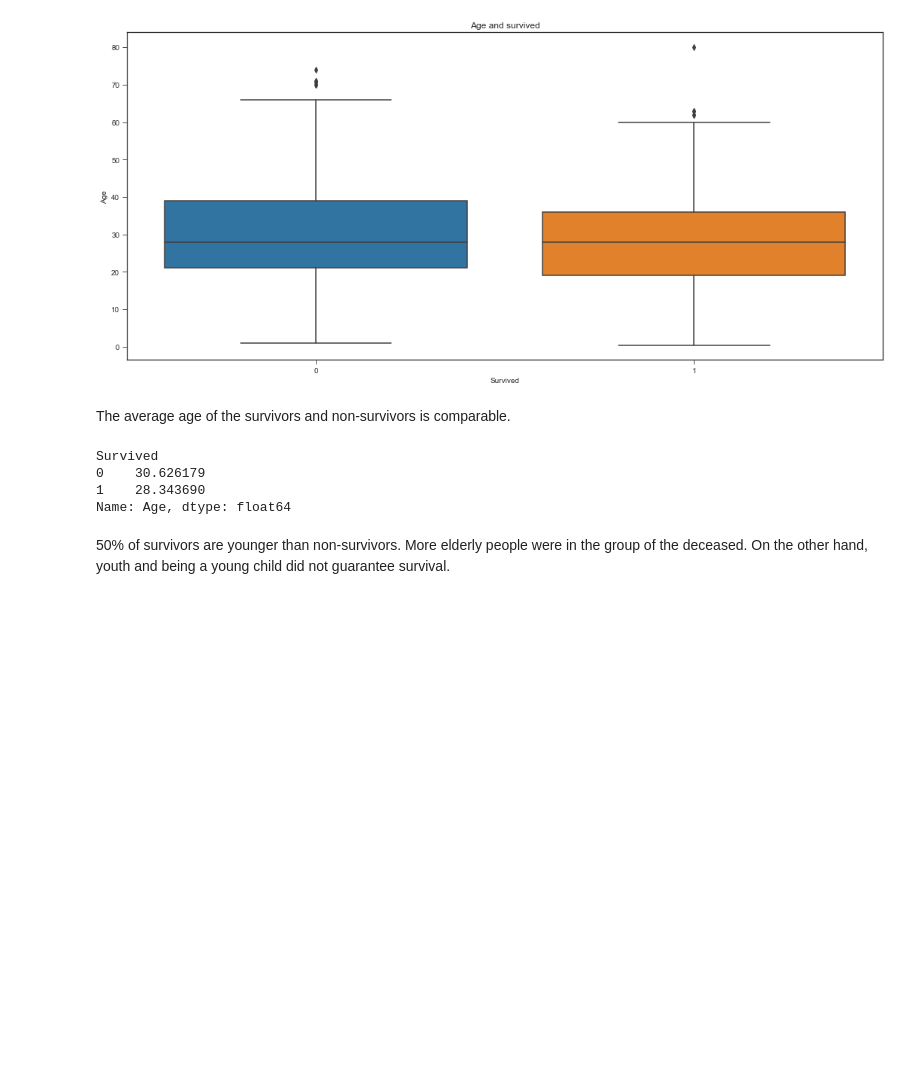
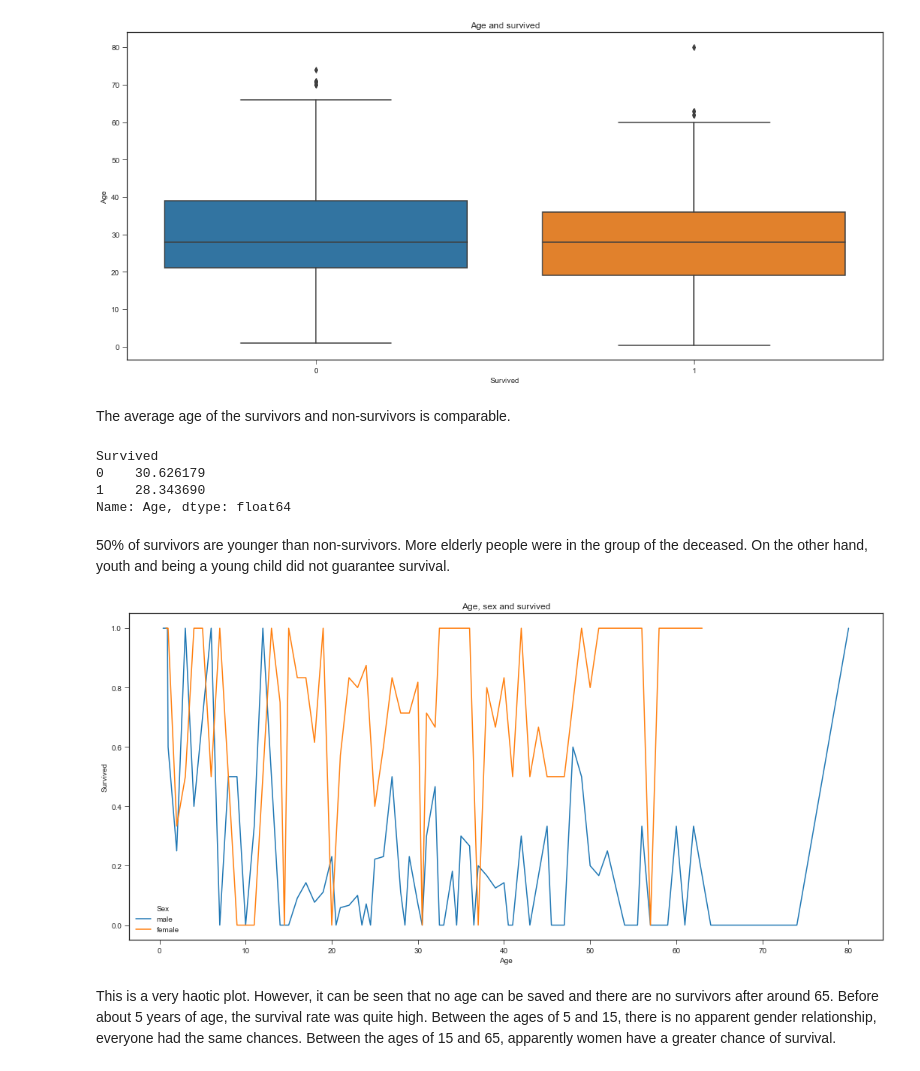
Before and after one commit to agomolka/KaggleTitanicCompetition, a Jupyter notebook: titanic_compete.ipynb, the cells around one changed output. Cells and saved outputs as stored; diff of their text form; code cells hidden in the pictures; blank space fills up the shorter version.

Commit message:
Analysis of the relationship between sex, age and experience.

```diff
--- a/titanic_compete.ipynb
+++ b/titanic_compete.ipynb
@@ -110,3 +112,12 @@ Survived
 Name: Age, dtype: float64
 # %% [markdown]
 50% of survivors are younger than non-survivors. More elderly people were in the group of the deceased. On the other hand, youth and being a young child did not guarantee survival.
+# %%
+fig, axs = plt.subplots(figsize=(18,8))
+sns.lineplot('Age', 'Survived', hue='Sex',data=df, ci=None)
+plt.title("Age, sex and survived")
+plt.show()
+# %% [output]
+[figure, added]
+# %% [markdown]
+This is a very haotic plot. However, it can be seen that no age can be saved and there are no survivors after around 65. Before about 5 years of age, the survival rate was quite high. Between the ages of 5 and 15, there is no apparent gender relationship, everyone had the same chances. Between the ages of 15 and 65, apparently women have a greater chance of survival.
```
Also changed, not shown: parts of 1 cell of this notebook.
